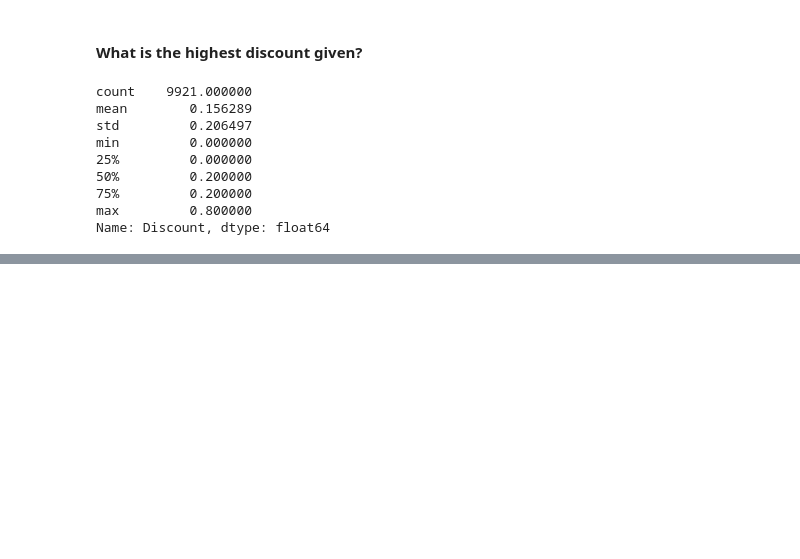
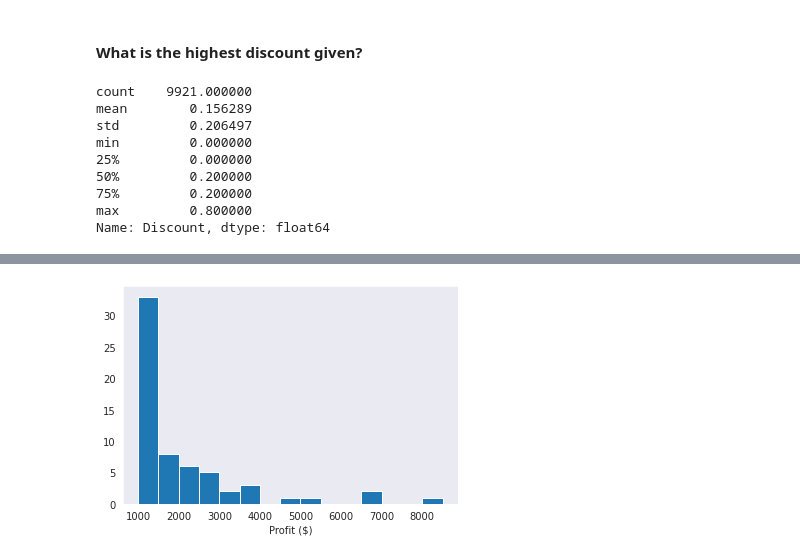
Before and after one commit to Dee-nDee/SuperStore_Data_Analysis, a Jupyter notebook: SuperStore.ipynb, the cells around one changed output, grey strips where cells are left out. Saved outputs shown, nothing was run; the diff lists cells and outputs as text; code cells hidden in the pictures; blank space fills up the shorter version.

```diff
--- a/SuperStore.ipynb
+++ b/SuperStore.ipynb
@@ -676,0 +705,4 @@ plt.grid(False)
+# %%
+#filter out rows with Profit greater than $1000
+greater_profit = samp_superstore.query('Profit > 1000')
+greater_profit
@@ -676,0 +755,13 @@ plt.grid(False)
+# %%
+#create bin edges
+bin_edges = np.arange(1000, samp_superstore.Profit.max() + 500, 500)
+# %%
+#revisualize
+plt.hist(data = greater_profit, x = "Profit", bins = bin_edges);
+
+#plt.xlim(0,100)
+plt.xlabel("Profit ($)")
+
+plt.grid(False);
+# %% [output]
+[figure, added]
```
Also changed, not shown: parts of 13 cells of this notebook.
